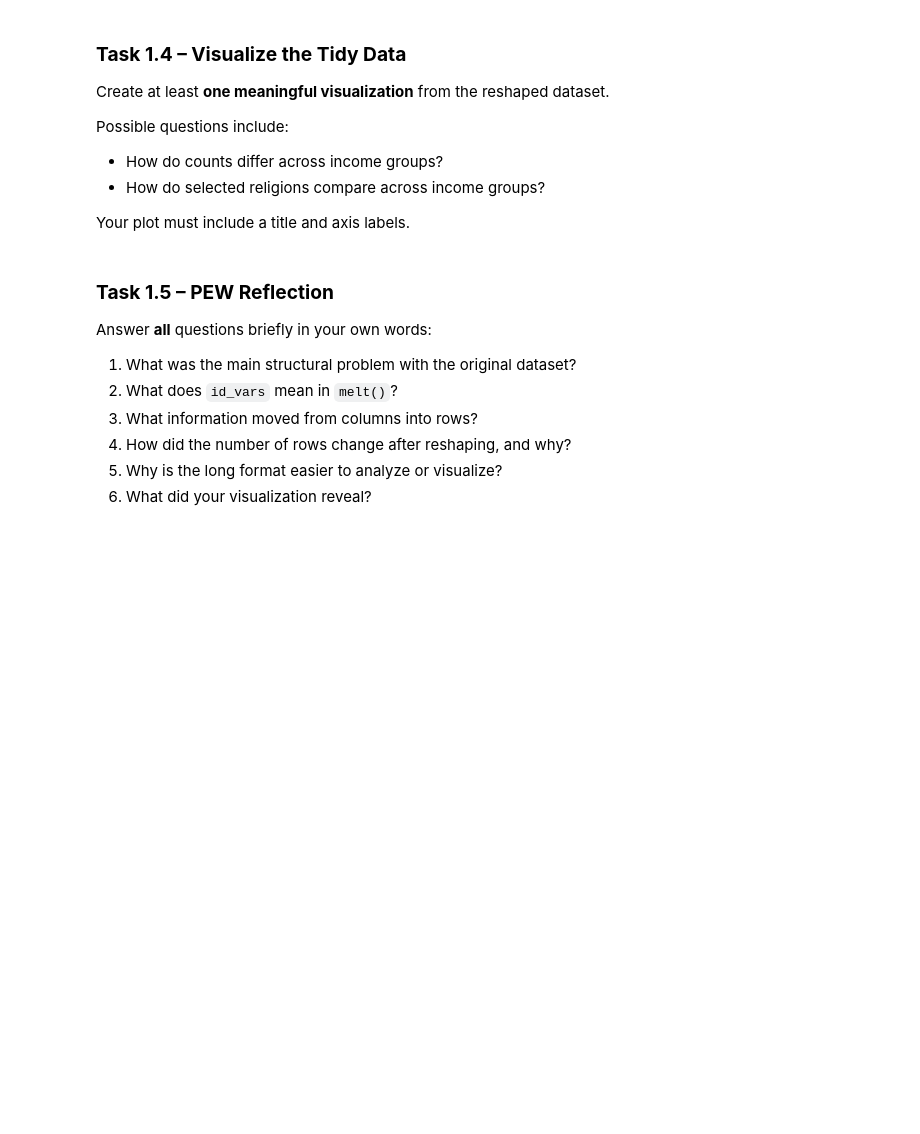
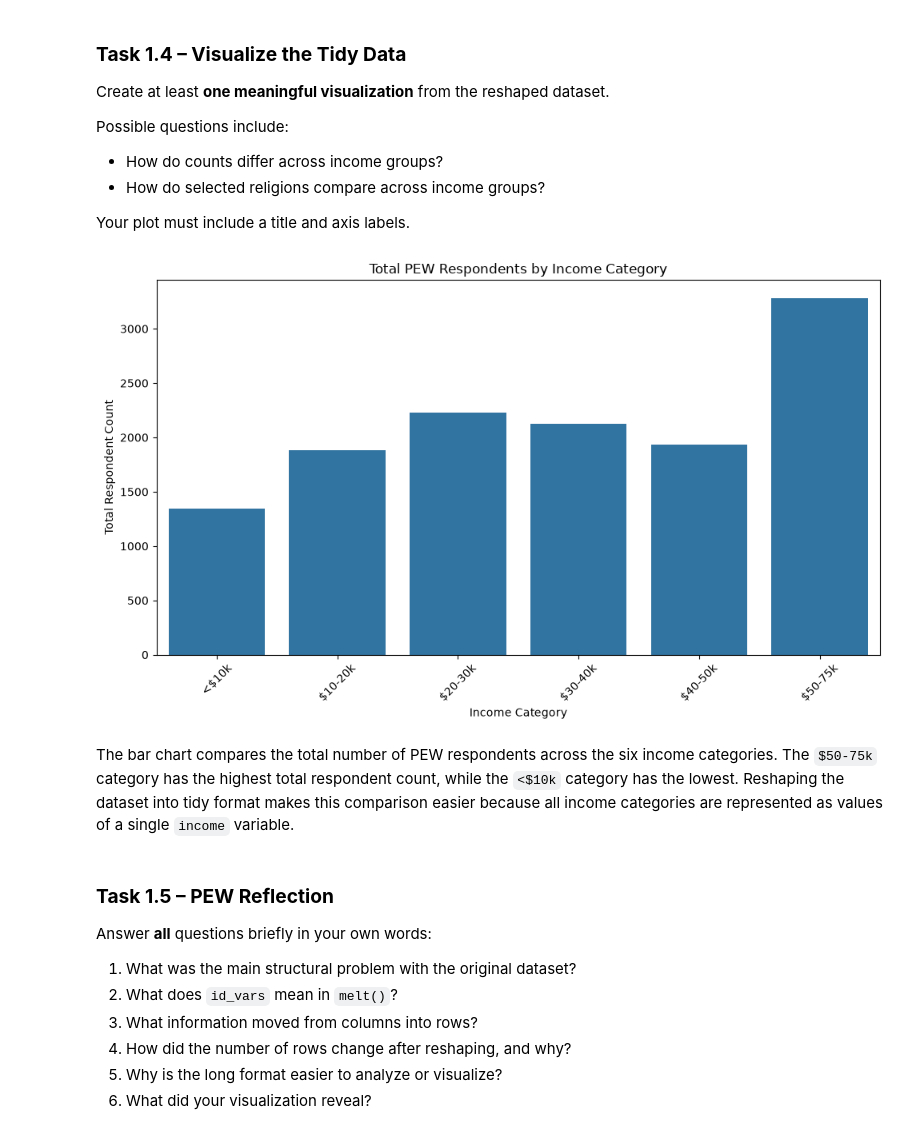
Before and after one commit to UbaidUllah777/Lab-2---Tidying-Cleaning-Imputation-and-Outlier-Detection, a Jupyter notebook: week5Lab.ipynb, the cells around one changed output. Saved outputs shown, nothing was run; the diff lists cells and outputs as text; code cells hidden in the pictures; blank space fills up the shorter version.

Commit message:
Complete PEW visualization and reflection

```diff
--- a/week5Lab.ipynb
+++ b/week5Lab.ipynb
@@ -301,3 +299,37 @@ Your plot must include a title and axis labels.
+# %%
+# Preserve the original logical order of the income categories
+income_order = [
+    column for column in df_pew.columns
+    if column != "religion"
+]
+
+# Calculate the total respondent count for each income category
+income_totals = (
+    df_pew_tidy.groupby("income", as_index=False, sort=False)["count"]
+    .sum()
+)
+
+# Create the visualization
+plt.figure(figsize=(10, 6))
+
+sns.barplot(
+    data=income_totals,
+    x="income",
+    y="count",
+    order=income_order
+)
+
+plt.title("Total PEW Respondents by Income Category")
+plt.xlabel("Income Category")
+plt.ylabel("Total Respondent Count")
+plt.xticks(rotation=45)
+
+plt.tight_layout()
+plt.show()
+# %% [output]
+[figure, added]
+# %% [markdown]
+The bar chart compares the total number of PEW respondents across the six income categories. The `$50-75k` category has the highest total respondent count, while the `<$10k` category has the lowest. Reshaping the dataset into tidy format makes this comparison easier because all income categories are represented as values of a single `income` variable.
 # %% [markdown]
 ### **Task 1.5 – PEW Reflection**
 
```
Also changed, not shown: parts of 3 cells of this notebook.
